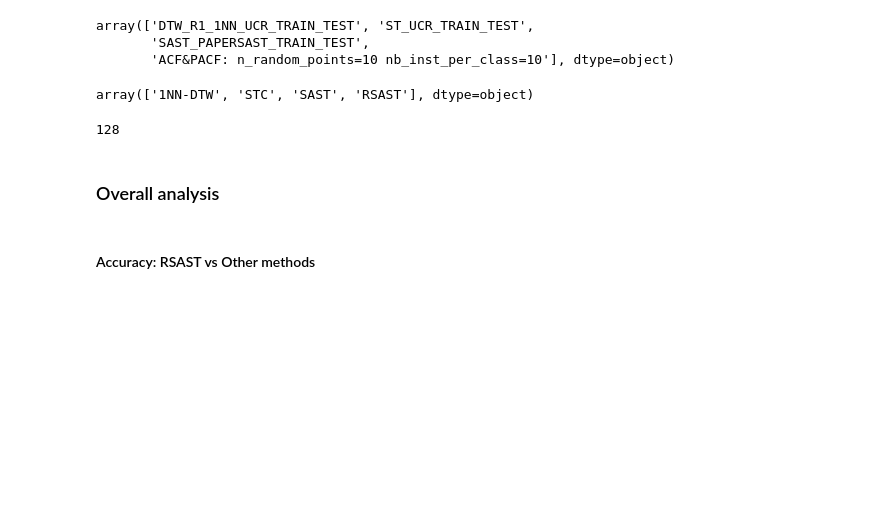
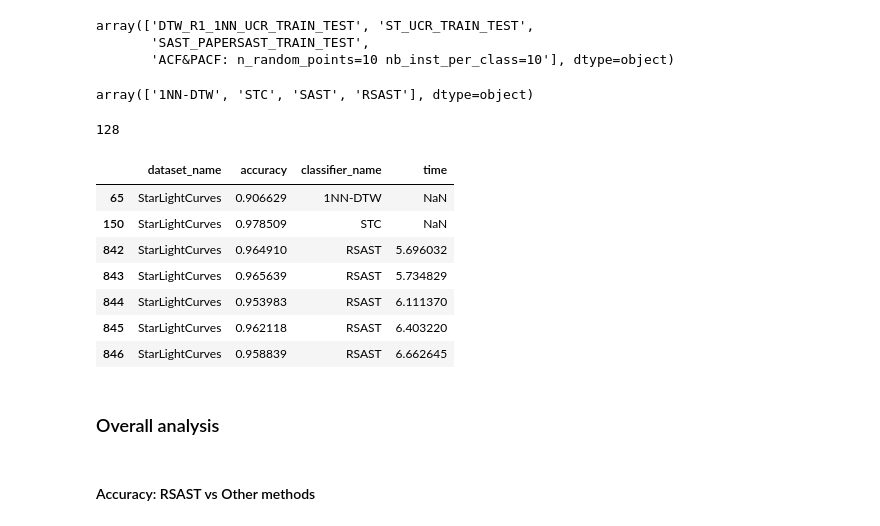
Before and after one commit to nirojasva/random_sast, a Jupyter notebook: ExperimentationRSAST/analysis_rsast_vs_other_method.ipynb, the cells around one changed output. Cells and saved outputs as stored; diff of their text form; code cells hidden in the pictures; blank space fills up the shorter version.

```diff
--- a/ExperimentationRSAST/analysis_rsast_vs_other_method.ipynb
+++ b/ExperimentationRSAST/analysis_rsast_vs_other_method.ipynb
@@ -391,6 +394,17 @@ array(['1NN-DTW', 'STC', 'SAST', 'RSAST'], dtype=object)
 len(concatenated_df.dataset_name.unique())
 # %% [output]
 128
+# %%
+concatenated_df[concatenated_df.dataset_name=="StarLightCurves"]
+# %% [output]
+|  | dataset_name | accuracy | classifier_name | time |
+| 65 | StarLightCurves | 0.906629 | 1NN-DTW | NaN |
+| 150 | StarLightCurves | 0.978509 | STC | NaN |
+| 842 | StarLightCurves | 0.964910 | RSAST | 5.696032 |
+| 843 | StarLightCurves | 0.965639 | RSAST | 5.734829 |
+| 844 | StarLightCurves | 0.953983 | RSAST | 6.111370 |
+| 845 | StarLightCurves | 0.962118 | RSAST | 6.403220 |
+| 846 | StarLightCurves | 0.958839 | RSAST | 6.662645 |
 # %% [markdown]
 ### Overall analysis
 # %% [markdown]
```
Also changed, not shown: parts of 11 cells of this notebook, 7 other files.
